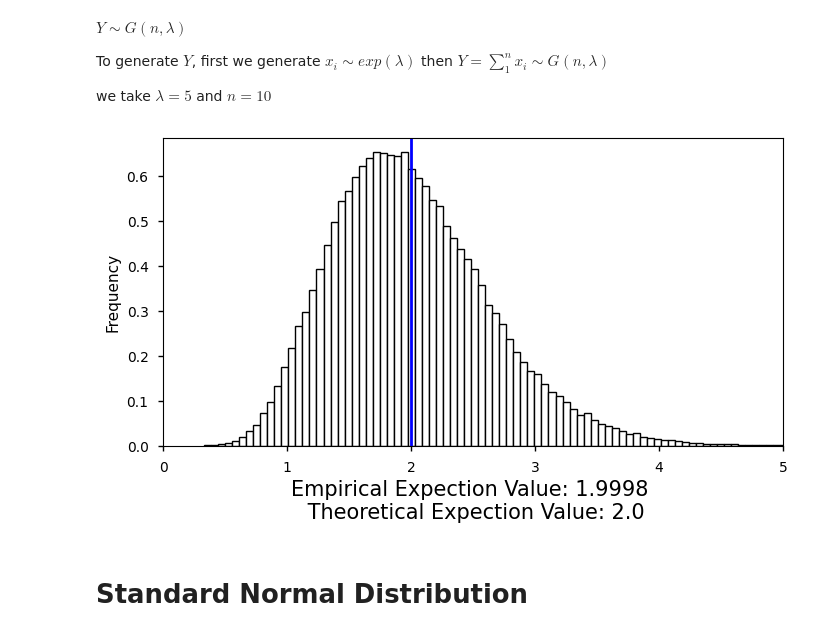
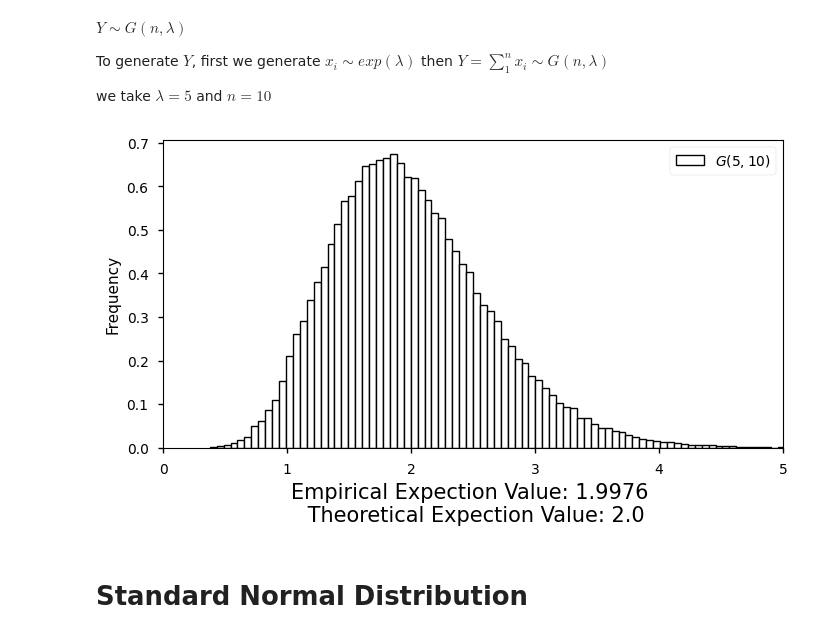
Before and after one commit to AzmainBiswas/Monte_Carlo, a Jupyter notebook: Generating Random Variable/Continuous.ipynb, the cells around one changed output. Saved outputs shown, nothing was run; the diff lists cells and outputs as text; code cells hidden in the pictures.

```diff
--- a/Generating Random Variable/Continuous.ipynb
+++ b/Generating Random Variable/Continuous.ipynb
@@ -98,36 +99,37 @@ def Gamma_RV(n, lam):
     Us = np.random.uniform(size=n)
     Exp_rv = -np.log(Us) / lam
     return Exp_rv.sum()
 
 
 Gamma_variabels = []
 for _ in range(Number_Of_Simulation):
     Gamma_variabels.append(Gamma_RV(N, LAM))
 
 gamma_expection = sum(Gamma_variabels) / len(Gamma_variabels)
 
 x = np.linspace(0, 6, 100000)
 plt.figure(figsize=(8, 4))
 # plt.plot(x, Gamma_dis(x, N, LAM), color="red", label="$f(x)$")
 plt.hist(
     Gamma_variabels,
     color='white',
     edgecolor="black",
     density="norm",
     linewidth=1,
     bins=100,
-    label="$Gamma$",
+    label=r"$G(5,10)$",
 )
-plt.axvline(gamma_expection, color="blue", linewidth=2)
+# plt.axvline(gamma_expection, color="r", linewidth=2,label='sample mean')
 plt.xlabel(
     f"Empirical Expection Value: {gamma_expection:.4f} \n Theoretical Expection Value: {N/LAM}",
     fontsize=15,
 )
 plt.ylabel('Frequency')
 plt.xlim([0, 5])
+plt.legend()
 plt.show()
 # %% [output]
-[figure, old version]
+[figure, new version]
 # %% [markdown]
 # Standard Normal Distribution
 # %% [markdown]
```
Also changed, not shown: parts of 4 cells of this notebook, 4 other files.
